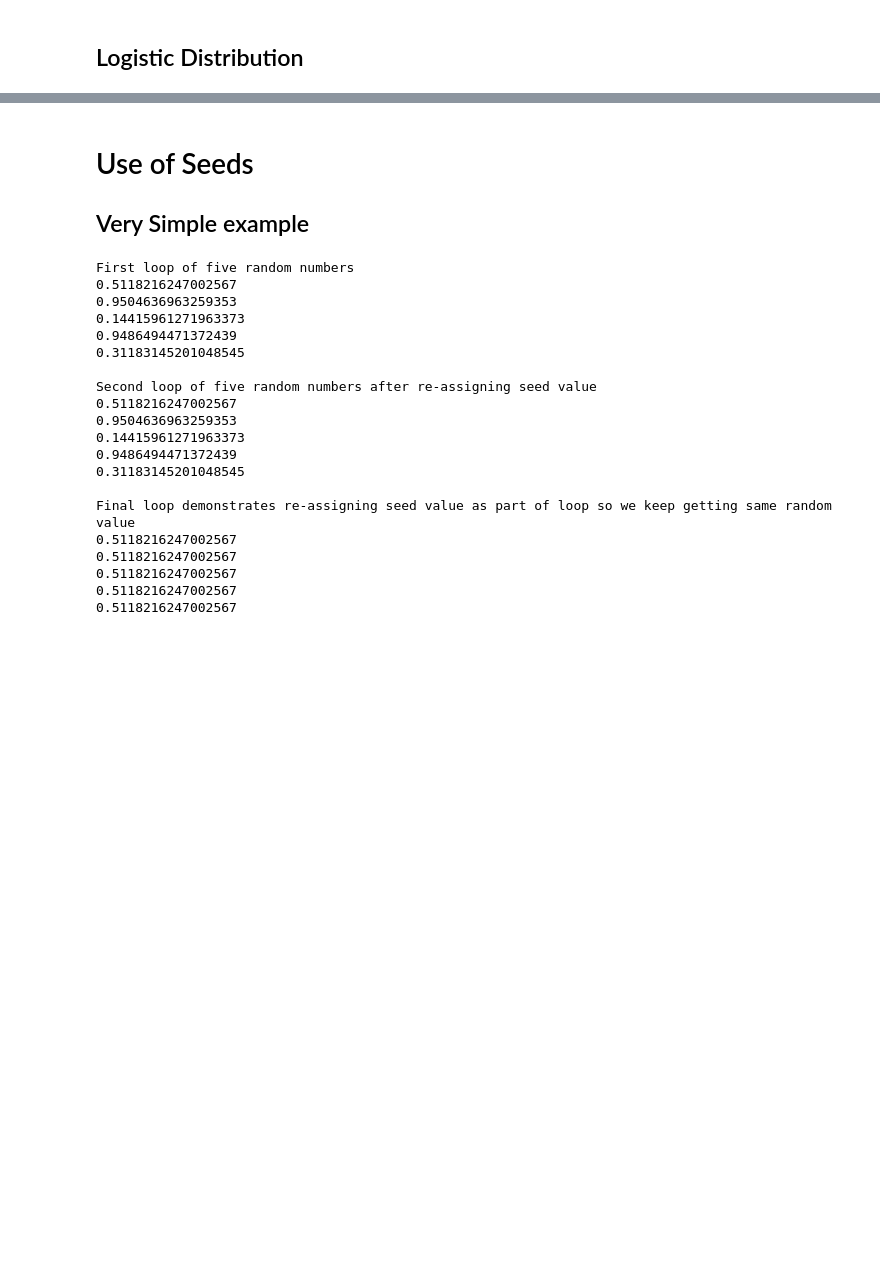
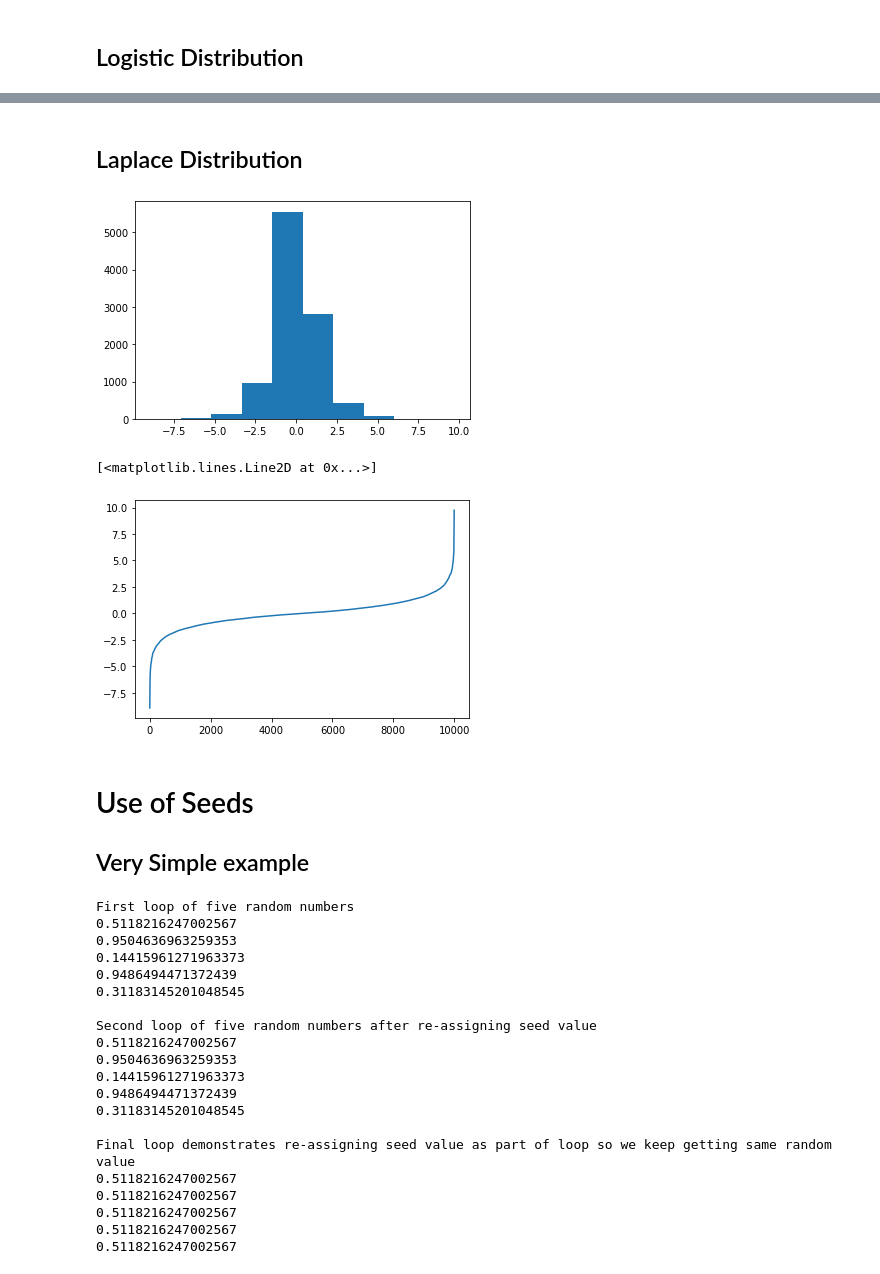
Before and after one commit to itskeithstudent/Programming-for-Data-Analysis-52465-Assignment, a Jupyter notebook: numpy_random.ipynb, the cells around one changed output, grey strips where cells are left out. Saved outputs shown, nothing was run; the diff lists cells and outputs as text; code cells hidden in the pictures; blank space fills up the shorter version.

```diff
--- a/numpy_random.ipynb
+++ b/numpy_random.ipynb
@@ -217,3 +217,15 @@ plt.plot(log_dist_array)
+# %% [markdown]
+## Laplace Distribution
+# %%
+laplace_dist_array = np.random.default_rng().laplace(loc=0, scale=1, size=10000)
+laplace_dist_array.sort() #sorting the array to do lineplot
+plt.hist(laplace_dist_array)
+plt.show();
+plt.plot(laplace_dist_array)
+# %% [output]
+[figure, added]
+[<matplotlib.lines.Line2D at 0x...>]
+[figure, added]
 # %% [markdown]
 # Use of Seeds
 
```
Also changed, not shown: parts of 14 cells of this notebook.
